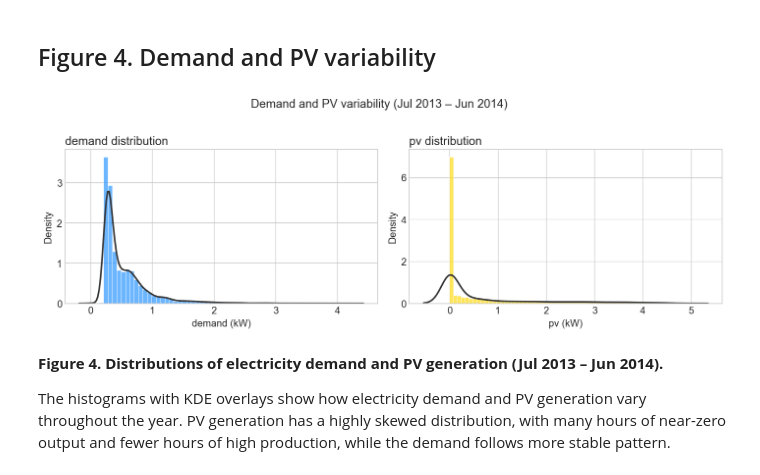
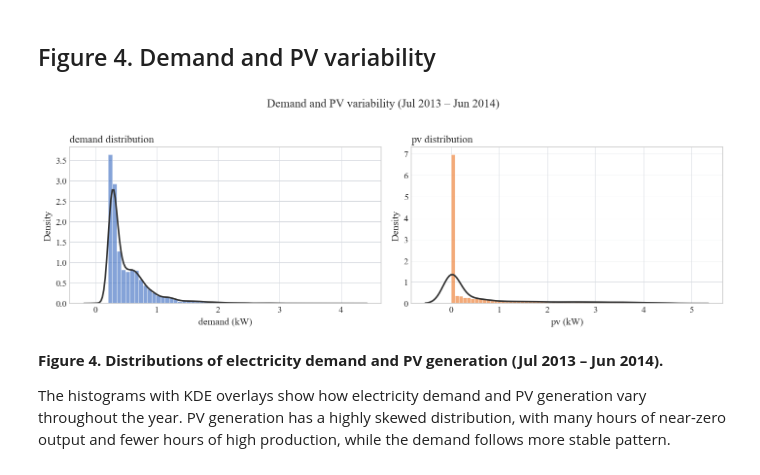
Before and after one commit to Danwerk/HomeEnergyManagementSystem, a Jupyter notebook: 03-visualization.ipynb, the cells around one changed output. Saved outputs shown, nothing was run; the diff lists cells and outputs as text; code cells hidden in the pictures.

```diff
--- a/03-visualization.ipynb
+++ b/03-visualization.ipynb
@@ -6,35 +6,7 @@ In this notebook we will discover the insights of our dataset and based on learn
 ## Firstly lets setup our visualization styles
 # %%
 from functions import *
-
-plt.style.use('seaborn-v0_8-whitegrid')
-
-COLORS = {
-    'pv': '#FFD700', #kollane
-    'demand': '#1E90FF', # oranž
-    'price': '#237823', # roheline
-    'weather': '#FF8C00', # sinine
-    'neutral': '#555555' # hall
-}
-mpl.rcParams['font.family'] = 'serif'
-mpl.rcParams['font.size'] = 12
-mpl.rcParams['axes.titlelocation'] = 'left'
-mpl.rcParams['figure.dpi'] = 120
-mpl.rcParams['figure.facecolor'] = 'white'
-mpl.rcParams['xtick.color'] = '#333333'
-mpl.rcParams['ytick.color'] = '#333333'
-mpl.rcParams['axes.edgecolor'] = '#333333'
-mpl.rcParams['axes.labelcolor'] = '#333333'
-mpl.rcParams['axes.titlelocation'] = 'left'
-mpl.rcParams['axes.grid'] = True
-mpl.rcParams['grid.linestyle'] = '--'
-mpl.rcParams['grid.linewidth'] = 0.5
-mpl.rcParams['legend.framealpha'] = 0.9
-mpl.rcParams['legend.edgecolor'] = '#444'
-
-# Seaborn värviteema ja legendi stiil
-sns.set_palette([COLORS['pv'], COLORS['demand'], COLORS['price']])
-sns.set_style("whitegrid")
+academic_style()
 # %% [markdown]
 ## Load the data and add some extra fields
 # %%
@@ -177,18 +215,18 @@ This contrast illustrates the seasonal imbalance between energy supply and deman
 ## Figure 4. Demand and PV variability
 # %%
 fig, axes = plt.subplots(1, 2, figsize=(12, 4))
-for ax, column, color in zip(axes, ['demand', 'pv'], [COLORS['demand'], COLORS['pv']]):
+for ax, column, color in zip(axes, ['demand', 'pv'], [ENERGY_COLORS['grid'], ENERGY_COLORS['solar']]):
     sns.histplot(df[column], bins=60, stat='density', color=color, alpha=0.65, edgecolor='white', ax=ax)
     sns.kdeplot(df[column], color='#333333', linewidth=2, ax=ax)
     ax.set_title(f'{column} distribution')
     ax.set_xlabel(f'{column} (kW)')
     ax.set_ylabel('Density')
 fig.suptitle('Demand and PV variability (Jul 2013 – Jun 2014)', y=1.02)
 fig.tight_layout()
 save_fig(fig, 'ex3_fig4_distributions.svg')
 plt.show()
 # %% [output]
-[figure, old version]
+[figure, new version]
 # %% [markdown]
 **Figure 4. Distributions of electricity demand and PV generation (Jul 2013 – Jun 2014).**
 
```
Also changed, not shown: parts of 4 cells of this notebook, 10 other files.
